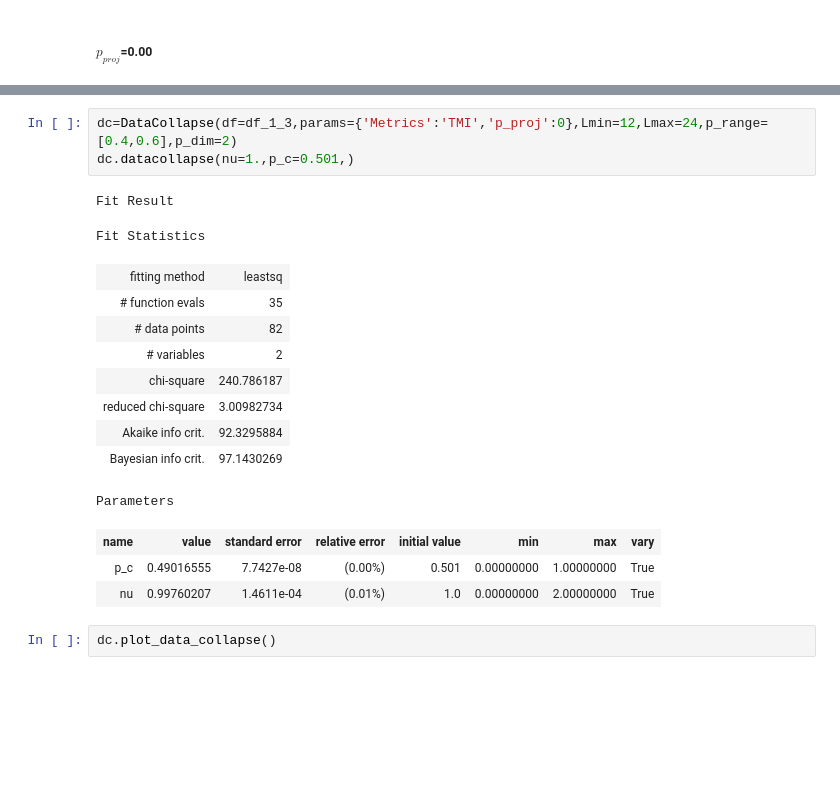
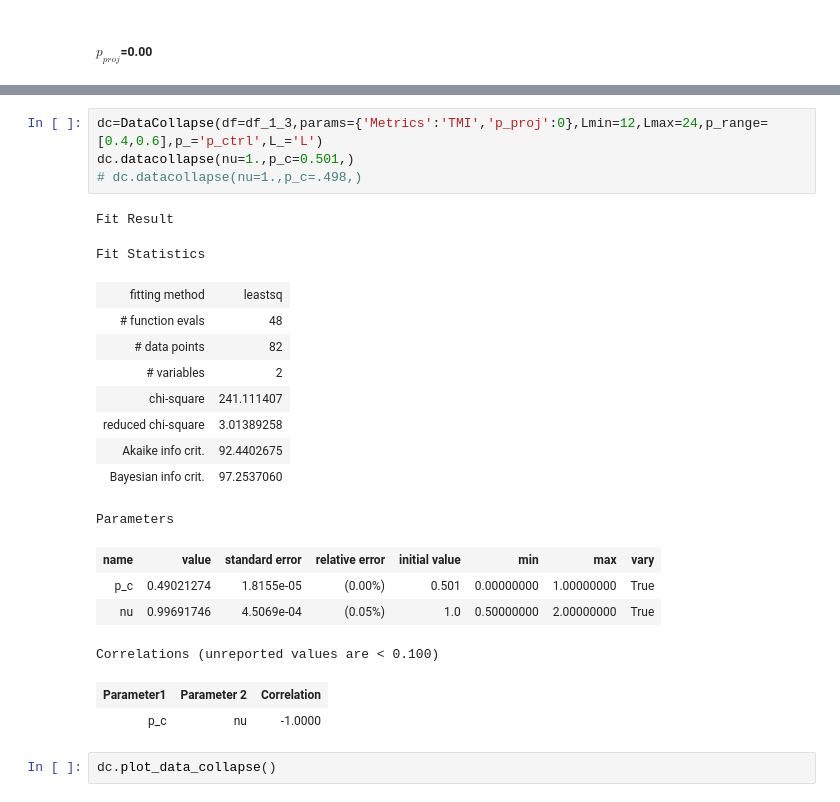
Before and after one commit to hainingpan/control_transition, a Jupyter notebook: AFM.ipynb, the cells around one changed output, grey strips where cells are left out. Drawn from its saved outputs; the diff is of its cells as text; blank space fills up the shorter version.

```diff
--- a/AFM.ipynb
+++ b/AFM.ipynb
@@ -912,21 +915,25 @@ dc_TMI_opt=optimal_df(names=['Metrics', 'p_proj', 'p_ctrl'])
 # %%
-dc=DataCollapse(df=df_1_3,params={'Metrics':'TMI','p_proj':0},Lmin=12,Lmax=24,p_range=[0.4,0.6],p_dim=2)
+dc=DataCollapse(df=df_1_3,params={'Metrics':'TMI','p_proj':0},Lmin=12,Lmax=24,p_range=[0.4,0.6],p_='p_ctrl',L_='L')
 dc.datacollapse(nu=1.,p_c=0.501,)
+# dc.datacollapse(nu=1.,p_c=.498,)
 # %% [output]
 Fit Result
 Fit Statistics
 | fitting method | leastsq |
-| # function evals | 35 |
+| # function evals | 48 |
 | # data points | 82 |
 | # variables | 2 |
-| chi-square | 240.786187 |
-| reduced chi-square | 3.00982734 |
-| Akaike info crit. | 92.3295884 |
-| Bayesian info crit. | 97.1430269 |
+| chi-square | 241.111407 |
+| reduced chi-square | 3.01389258 |
+| Akaike info crit. | 92.4402675 |
+| Bayesian info crit. | 97.2537060 |
 Parameters
 | name | value | standard error | relative error | initial value | min | max | vary |
-| p_c | 0.49016555 | 7.7427e-08 | (0.00%) | 0.501 | 0.00000000 | 1.00000000 | True |
-| nu | 0.99760207 | 1.4611e-04 | (0.01%) | 1.0 | 0.00000000 | 2.00000000 | True |
+| p_c | 0.49021274 | 1.8155e-05 | (0.00%) | 0.501 | 0.00000000 | 1.00000000 | True |
+| nu | 0.99691746 | 4.5069e-04 | (0.05%) | 1.0 | 0.50000000 | 2.00000000 | True |
+Correlations (unreported values are < 0.100)
+| Parameter1 | Parameter 2 | Correlation |
+| p_c | nu | -1.0000 |
 # %%
 dc.plot_data_collapse()
 # %% [output]
```
Also changed, not shown: parts of 19 cells of this notebook, 11 other files.
